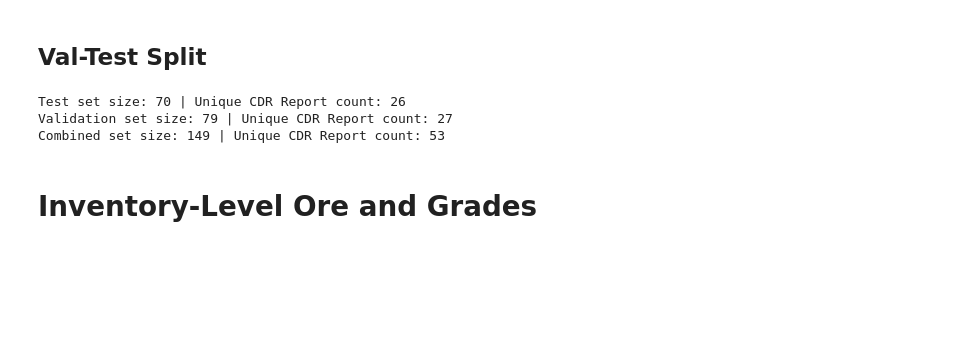
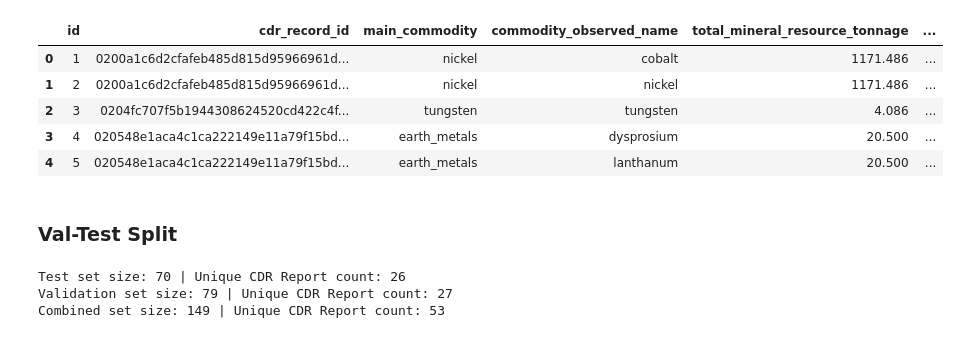
Before and after one commit to yixin0829/agent-k, a Jupyter notebook: paper/setup.ipynb, the cells around one changed output. Cells and saved outputs as stored; diff of their text form; code cells hidden in the pictures; blank space fills up the shorter version.

```diff
--- a/paper/setup.ipynb
+++ b/paper/setup.ipynb
@@ -390,0 +415,18 @@ master_df.to_csv(
+# %%
+# Calculate the max of total_mineral_resource_tonnage and total_mineral_reserve_tonnage for each cdr_record_id
+master_df["total_mineral_resource_tonnage_max"] = master_df.groupby(
+    InferlinkEvalColumns.CDR_RECORD_ID.value
+)[InferlinkEvalColumns.TOTAL_MINERAL_RESOURCE_TONNAGE.value].transform("max")
+
+master_df["total_mineral_reserve_tonnage_max"] = master_df.groupby(
+    InferlinkEvalColumns.CDR_RECORD_ID.value
+)[InferlinkEvalColumns.TOTAL_MINERAL_RESERVE_TONNAGE.value].transform("max")
+
+master_df.head()
+# %% [output]
+|  | id | cdr_record_id | main_commodity | commodity_observed_name | total_mineral_resource_tonnage | ... |
+| 0 | 1 | 0200a1c6d2cfafeb485d815d95966961d... | nickel | cobalt | 1171.486 | ... |
+| 1 | 2 | 0200a1c6d2cfafeb485d815d95966961d... | nickel | nickel | 1171.486 | ... |
+| 2 | 3 | 0204fc707f5b1944308624520cd422c4f... | tungsten | tungsten | 4.086 | ... |
+| 3 | 4 | 020548e1aca4c1ca222149e11a79f15bd... | earth_metals | dysprosium | 20.500 | ... |
+| 4 | 5 | 020548e1aca4c1ca222149e11a79f15bd... | earth_metals | lanthanum | 20.500 | ... |
@@ -391,5 +437,5 @@ master_df.to_csv(
 # %% [markdown]
-## Val-Test Split
+### Val-Test Split
 # %%
 # Random sample roughly 50% of the cdr_record_id as the test set and the rest as the validation set. Set the seed to 42.
 # Set the seed to 42
@@ -435,5 +481,3 @@ print(
 Test set size: 70 | Unique CDR Report count: 26
 Validation set size: 79 | Unique CDR Report count: 27
 Combined set size: 149 | Unique CDR Report count: 53
-# %% [markdown]
-# Inventory-Level Ore and Grades
```
Also changed, not shown: parts of 23 cells of this notebook, 4 other files.
